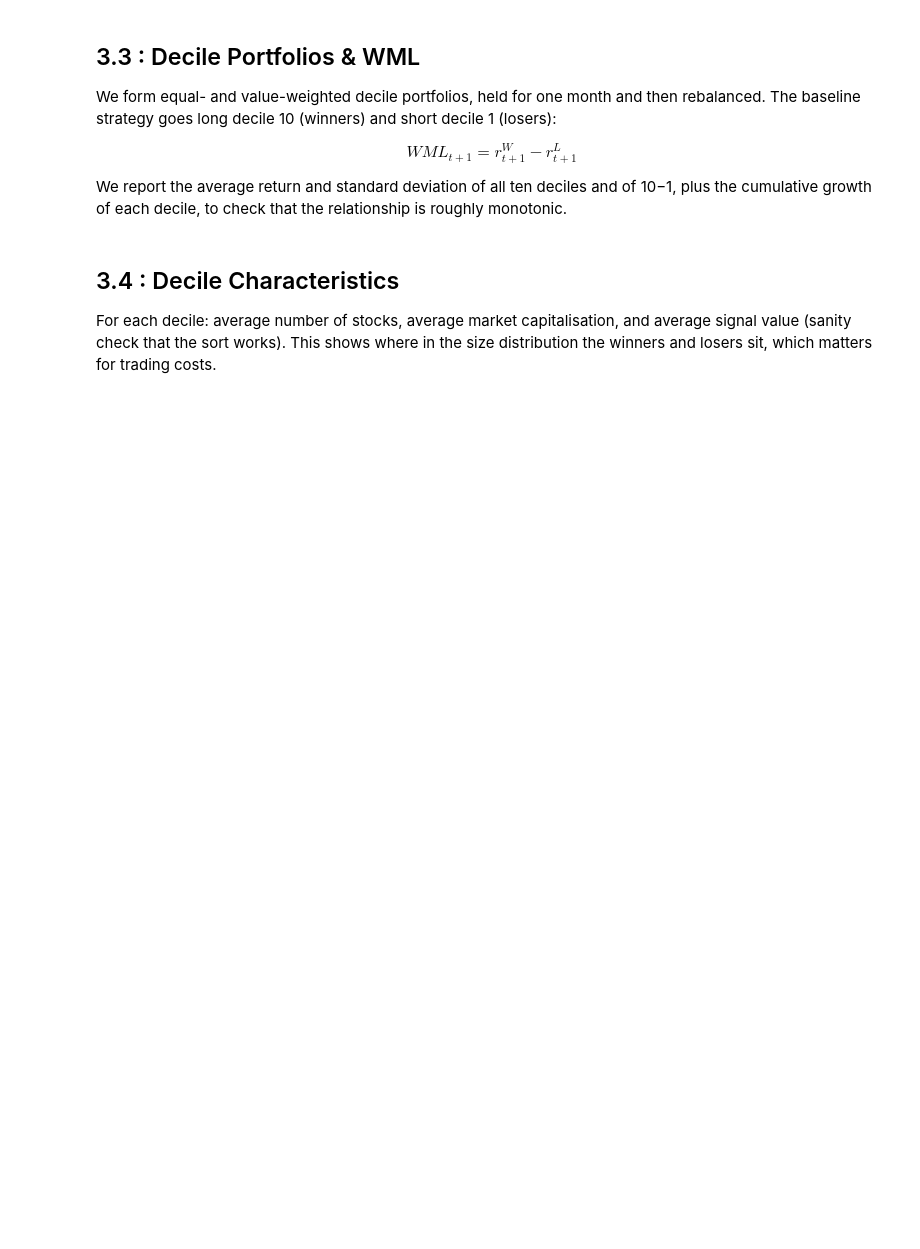
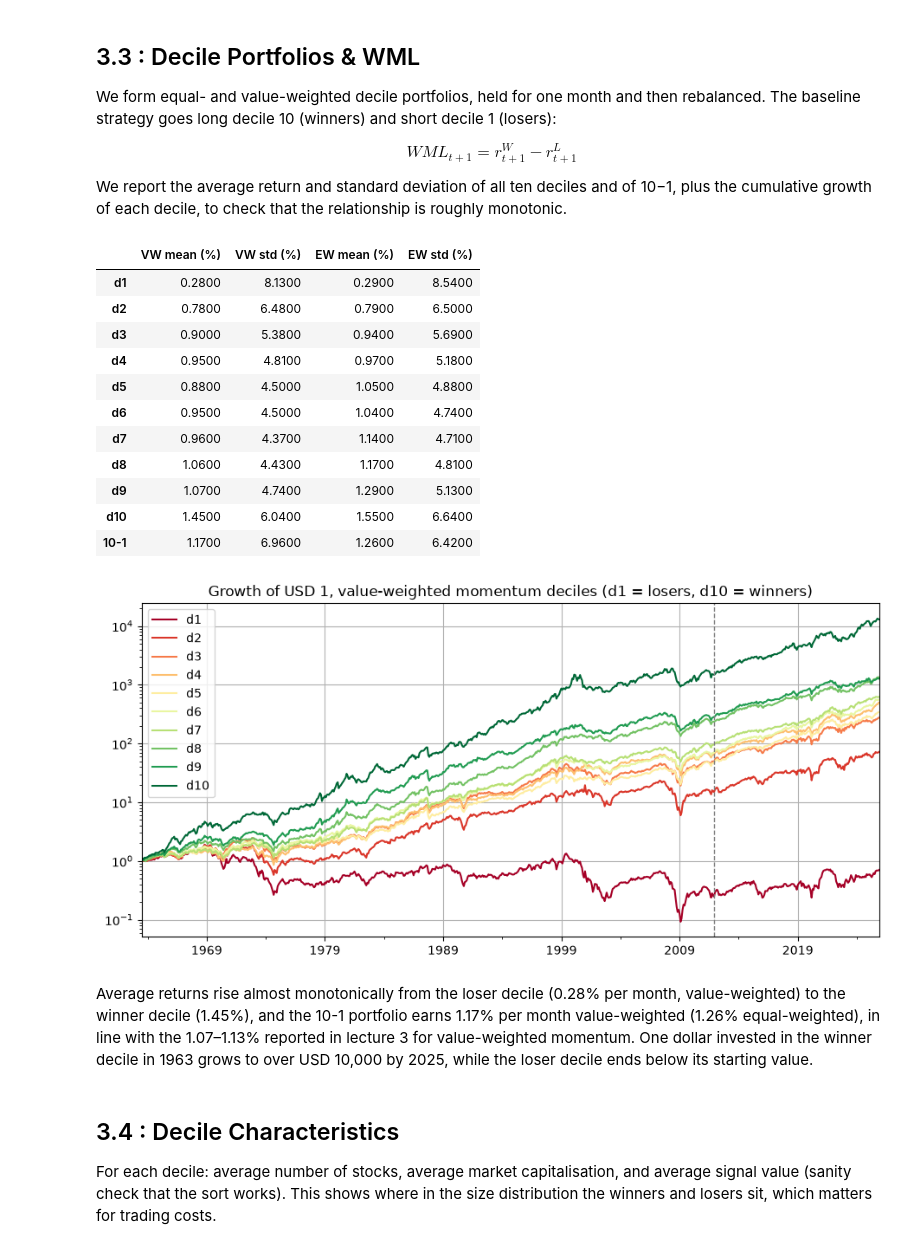
Before and after one commit to olol2/AppliedInvestments, a Jupyter notebook: Momentum_Robust_Notebook.ipynb, the cells around one changed output. Saved outputs shown, nothing was run; the diff lists cells and outputs as text; code cells hidden in the pictures; blank space fills up the shorter version.

```diff
--- a/Momentum_Robust_Notebook.ipynb
+++ b/Momentum_Robust_Notebook.ipynb
@@ -858,6 +933,56 @@ We form equal- and value-weighted decile portfolios, held for one month and then
 $$WML_{t+1} = r^{W}_{t+1} - r^{L}_{t+1}$$
 
 We report the average return and standard deviation of all ten deciles and of 10−1, plus the cumulative growth of each decile, to check that the relationship is roughly monotonic.
+# %%
+# Decile portfolio returns. Formed at the end of month t, held during month t+1 (dated t+1).
+# Value weights use market cap at the end of month t (lecture 1); equal weights shown for comparison.
+def portfolio_returns(df, port_col, weight_col="me"):
+    d = df[df[port_col].notna() & df["ret_next"].notna()]
+    d = d.assign(w_ret=d["ret_next"] * d[weight_col])
+    g = d.groupby(["date", port_col])
+    vw = (g["w_ret"].sum() / g[weight_col].sum()).unstack()
+    ew = g["ret_next"].mean().unstack()
+    for x in (vw, ew):
+        x.index = x.index + pd.offsets.MonthEnd(1)      # date by holding month
+        x.columns = [f"d{int(c)}" for c in x.columns]
+    return vw.loc[SAMPLE_START:SAMPLE_END], ew.loc[SAMPLE_START:SAMPLE_END]
+
+dec_vw, dec_ew = portfolio_returns(crsp, "port_12_1")
+wml = pd.DataFrame({"WML (VW)": dec_vw["d10"] - dec_vw["d1"],
+                    "WML (EW)": dec_ew["d10"] - dec_ew["d1"]})
+
+# Average monthly return and volatility of each decile and of 10-1 (lecture 1 format)
+dec_table = pd.DataFrame({
+    "VW mean (%)": 100 * dec_vw.mean(), "VW std (%)": 100 * dec_vw.std(),
+    "EW mean (%)": 100 * dec_ew.mean(), "EW std (%)": 100 * dec_ew.std(),
+})
+dec_table.loc["10-1"] = [100 * wml["WML (VW)"].mean(), 100 * wml["WML (VW)"].std(),
+                         100 * wml["WML (EW)"].mean(), 100 * wml["WML (EW)"].std()]
+display(dec_table.round(2))
+
+# Cumulative growth of USD 1 in each value-weighted decile (log scale)
+ax = (1 + dec_vw).cumprod().plot(logy=True, figsize=(11, 5), colormap="RdYlGn",
+                                 title="Growth of USD 1, value-weighted momentum deciles (d1 = losers, d10 = winners)")
+ax.axvline(IS_END, color="grey", linestyle="--", linewidth=1)
+ax.set_xlabel("")
+plt.savefig(OUTPUT / "fig_3_3_deciles.png", dpi=150, bbox_inches="tight")
+plt.show()
+# %% [output]
+|  | VW mean (%) | VW std (%) | EW mean (%) | EW std (%) |
+| d1 | 0.2800 | 8.1300 | 0.2900 | 8.5400 |
+| d2 | 0.7800 | 6.4800 | 0.7900 | 6.5000 |
+| d3 | 0.9000 | 5.3800 | 0.9400 | 5.6900 |
+| d4 | 0.9500 | 4.8100 | 0.9700 | 5.1800 |
+| d5 | 0.8800 | 4.5000 | 1.0500 | 4.8800 |
+| d6 | 0.9500 | 4.5000 | 1.0400 | 4.7400 |
+| d7 | 0.9600 | 4.3700 | 1.1400 | 4.7100 |
+| d8 | 1.0600 | 4.4300 | 1.1700 | 4.8100 |
+| d9 | 1.0700 | 4.7400 | 1.2900 | 5.1300 |
+| d10 | 1.4500 | 6.0400 | 1.5500 | 6.6400 |
+| 10-1 | 1.1700 | 6.9600 | 1.2600 | 6.4200 |
+[figure, added]
+# %% [markdown]
+Average returns rise almost monotonically from the loser decile (0.28% per month, value-weighted) to the winner decile (1.45%), and the 10-1 portfolio earns 1.17% per month value-weighted (1.26% equal-weighted), in line with the 1.07–1.13% reported in lecture 3 for value-weighted momentum. One dollar invested in the winner decile in 1963 grows to over USD 10,000 by 2025, while the loser decile ends below its starting value.
 # %% [markdown]
 ## 3.4 : Decile Characteristics
 
```
Also changed, not shown: parts of 14 cells of this notebook, 3 other files.
